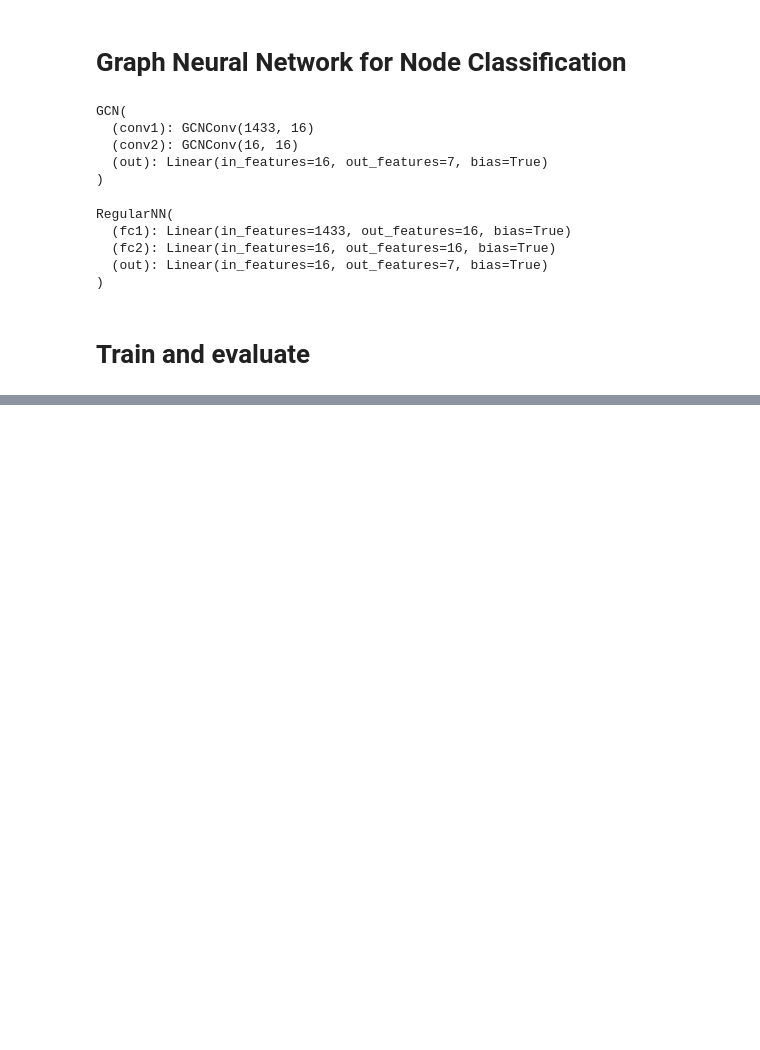
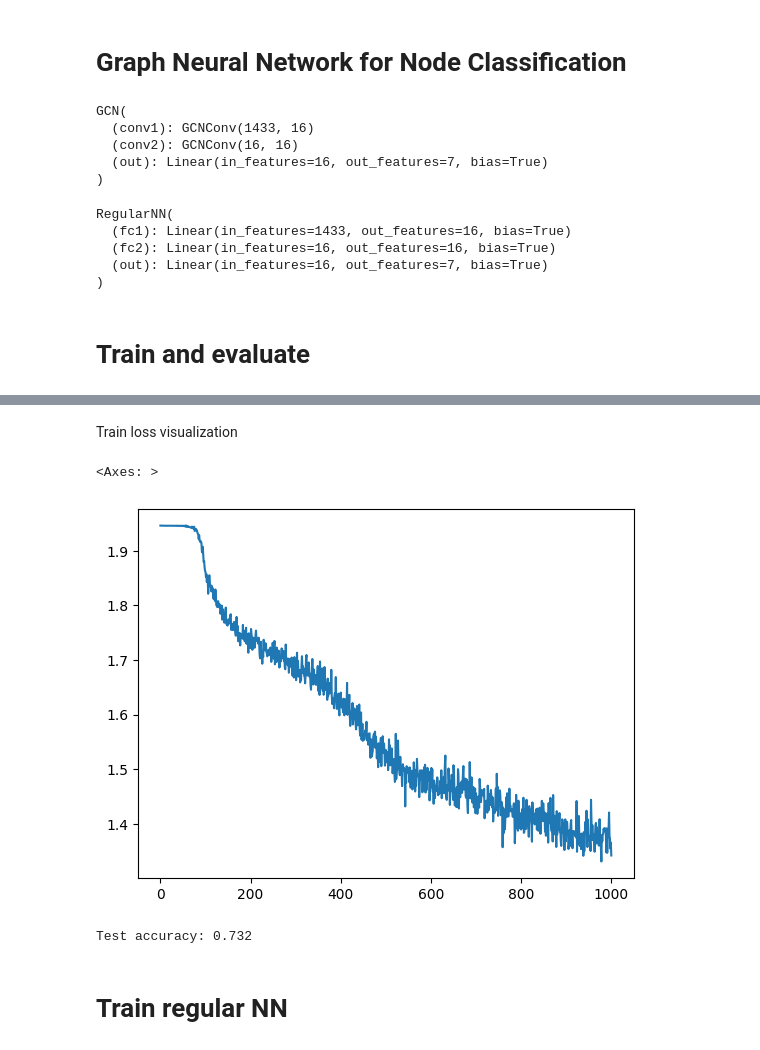
Before and after one commit to EgorenkovaURFU/well_log, a Jupyter notebook: gnn.ipynb, the cells around one changed output, grey strips where cells are left out. Cells and saved outputs as stored; diff of their text form; code cells hidden in the pictures; blank space fills up the shorter version.

```diff
--- a/gnn.ipynb
+++ b/gnn.ipynb
@@ -153,0 +148,21 @@ RegularNN(
+# %%
+model  = GCN(hidden_channels=16)
+device = torch.device("cuda:0" if torch.cuda.is_available() else "cpu")
+model = model.to(device)
+# %%
+# Itit optimizer and criterion
+learning_rate = 0.01
+decay = 5e-4
+optimizer = torch.optim.Adam(model.parameters(), lr=learning_rate, weight_decay=decay)
+criterion = torch.nn.CrossEntropyLoss()
+# %%
+def train(model):
+    model.train()
+    optimizer.zero_grad()
+    # Use all data as input, because all nodes have node features
+    out = model(data.x, data.edge_index)
+    # Use only nodes with labels avaliable for loss calculation --> mask
+    loss = criterion(out[data.train_mask], data.y[data.train_mask])
+    loss.backward()
+    optimizer.step()
+    return loss
@@ -153,0 +180,10 @@ RegularNN(
+# %%
+epochs = 1001
+
+losses = []
+
+for epoch in range(epochs):
+    loss = train(model)
+    losses.append(loss)
+    if epoch % 100 == 0:
+        print(f'Epoch: {epoch}, loss {loss:.4f}')
@@ -153,0 +202,17 @@ RegularNN(
+# %% [markdown]
+Train loss visualization
+# %%
+import seaborn as sns
+
+losses_float = [float(loss.cpu().detach().numpy()) for loss in losses]
+plt = sns.lineplot(losses_float)
+plt
+# %% [output]
+<Axes: >
+[figure, added]
+# %%
+print(f'Test accuracy: {test(model)}')
+# %% [output]
+Test accuracy: 0.732
+# %% [markdown]
+# Train regular NN
```
Also changed, not shown: parts of 13 cells of this notebook, 1 other file.
